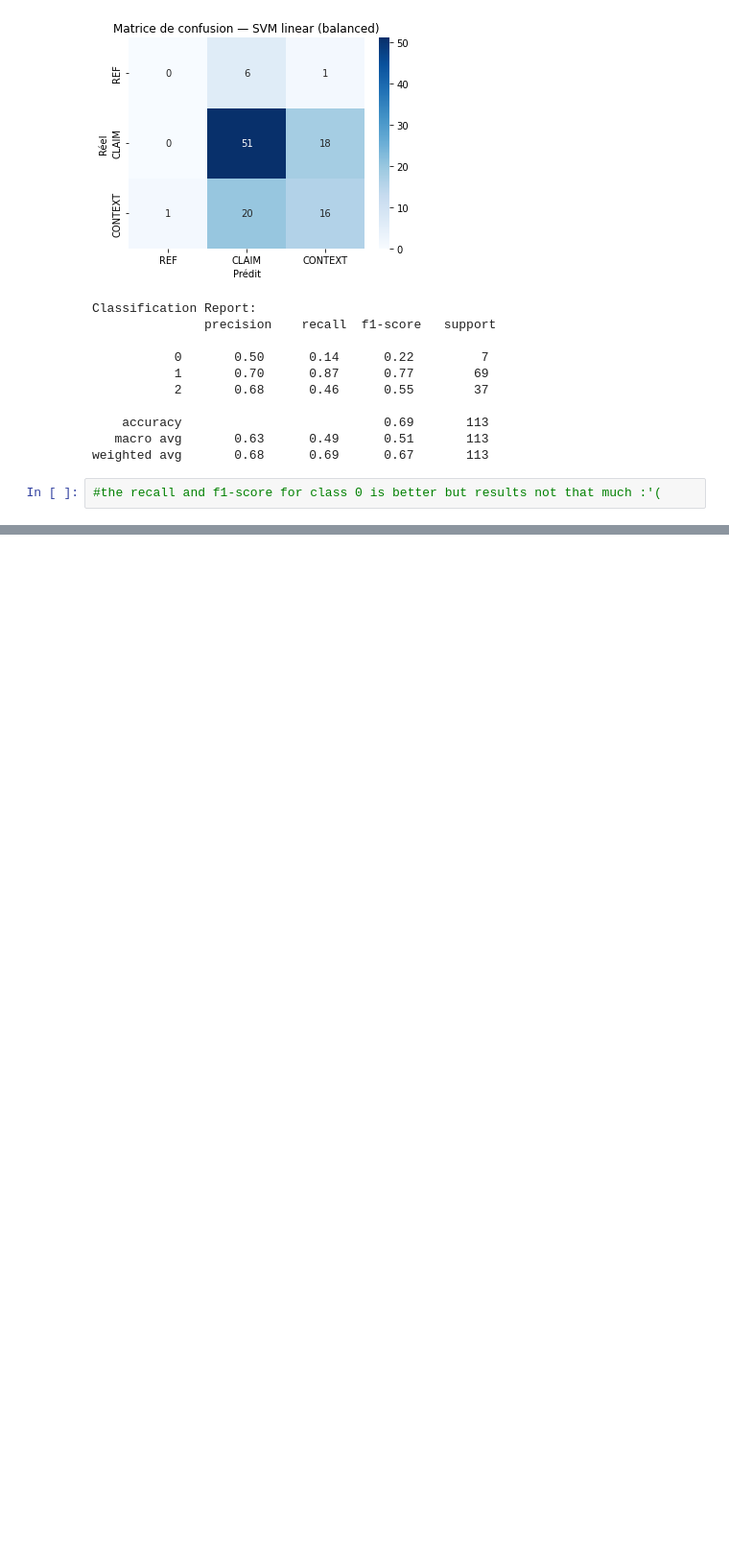
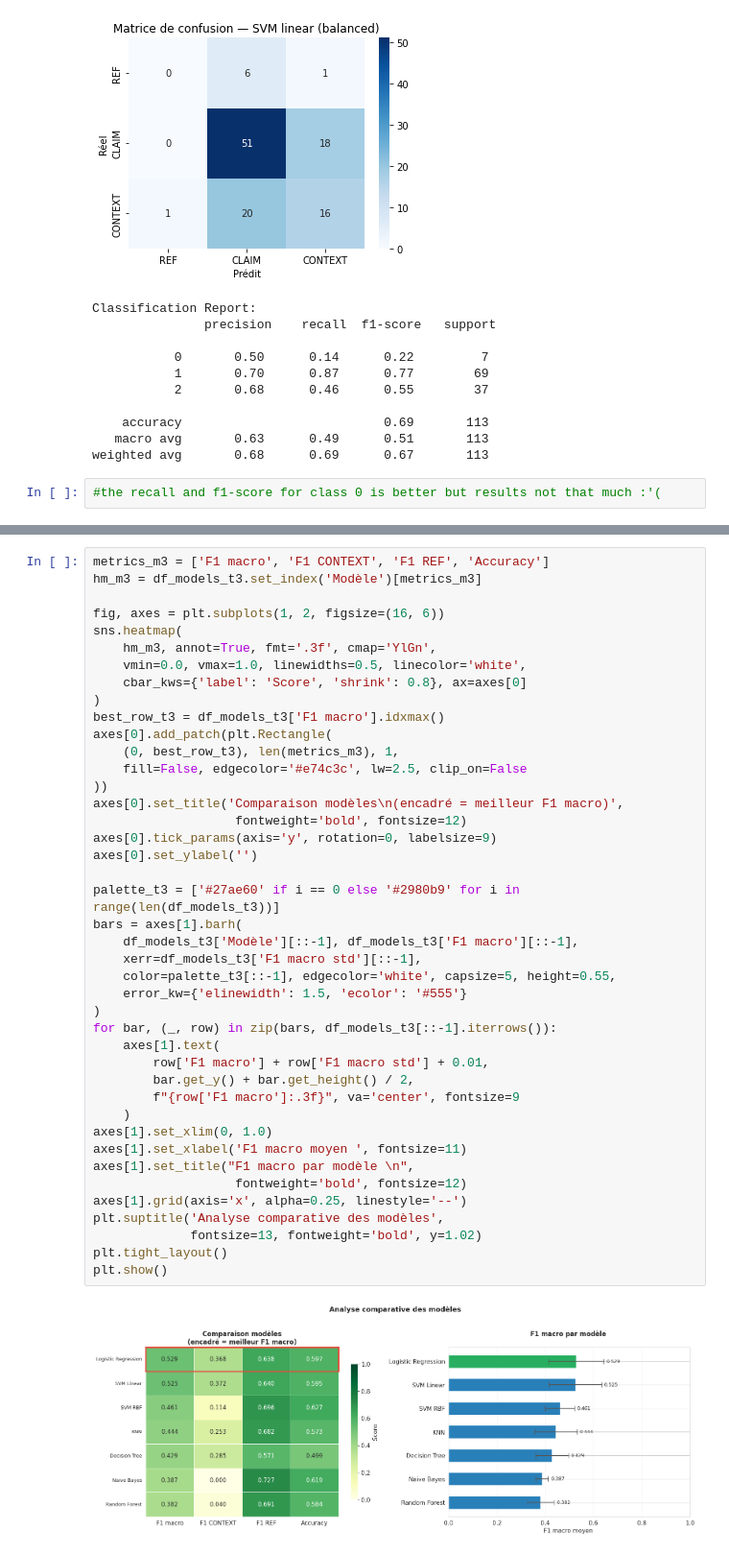
Before and after one commit to LazImane/ML_SciTweets, a Jupyter notebook: ML_SciTweets.ipynb, the cells around one changed output, grey strips where cells are left out. Shown at 96% size. Cells and saved outputs as stored; diff of their text form; blank space fills up the shorter version.

```diff
--- a/ML_SciTweets.ipynb
+++ b/ML_SciTweets.ipynb
@@ -2187,0 +2381,44 @@ weighted avg       0.68      0.69      0.67       113
+# %%
+metrics_m3 = ['F1 macro', 'F1 CONTEXT', 'F1 REF', 'Accuracy']
+hm_m3 = df_models_t3.set_index('Modèle')[metrics_m3]
+
+fig, axes = plt.subplots(1, 2, figsize=(16, 6))
+sns.heatmap(
+    hm_m3, annot=True, fmt='.3f', cmap='YlGn',
+    vmin=0.0, vmax=1.0, linewidths=0.5, linecolor='white',
+    cbar_kws={'label': 'Score', 'shrink': 0.8}, ax=axes[0]
+)
+best_row_t3 = df_models_t3['F1 macro'].idxmax()
+axes[0].add_patch(plt.Rectangle(
+    (0, best_row_t3), len(metrics_m3), 1,
+    fill=False, edgecolor='#e74c3c', lw=2.5, clip_on=False
+))
+axes[0].set_title('Comparaison modèles\n(encadré = meilleur F1 macro)',
+                   fontweight='bold', fontsize=12)
+axes[0].tick_params(axis='y', rotation=0, labelsize=9)
+axes[0].set_ylabel('')
+
+palette_t3 = ['#27ae60' if i == 0 else '#2980b9' for i in range(len(df_models_t3))]
+bars = axes[1].barh(
+    df_models_t3['Modèle'][::-1], df_models_t3['F1 macro'][::-1],
+    xerr=df_models_t3['F1 macro std'][::-1],
+    color=palette_t3[::-1], edgecolor='white', capsize=5, height=0.55,
+    error_kw={'elinewidth': 1.5, 'ecolor': '#555'}
+)
+for bar, (_, row) in zip(bars, df_models_t3[::-1].iterrows()):
+    axes[1].text(
+        row['F1 macro'] + row['F1 macro std'] + 0.01,
+        bar.get_y() + bar.get_height() / 2,
+        f"{row['F1 macro']:.3f}", va='center', fontsize=9
+    )
+axes[1].set_xlim(0, 1.0)
+axes[1].set_xlabel('F1 macro moyen ', fontsize=11)
+axes[1].set_title("F1 macro par modèle \n",
+                   fontweight='bold', fontsize=12)
+axes[1].grid(axis='x', alpha=0.25, linestyle='--')
+plt.suptitle('Analyse comparative des modèles',
+             fontsize=13, fontweight='bold', y=1.02)
+plt.tight_layout()
+plt.show()
+# %% [output]
+[figure, added]
```
Also changed, not shown: parts of 14 cells of this notebook.
